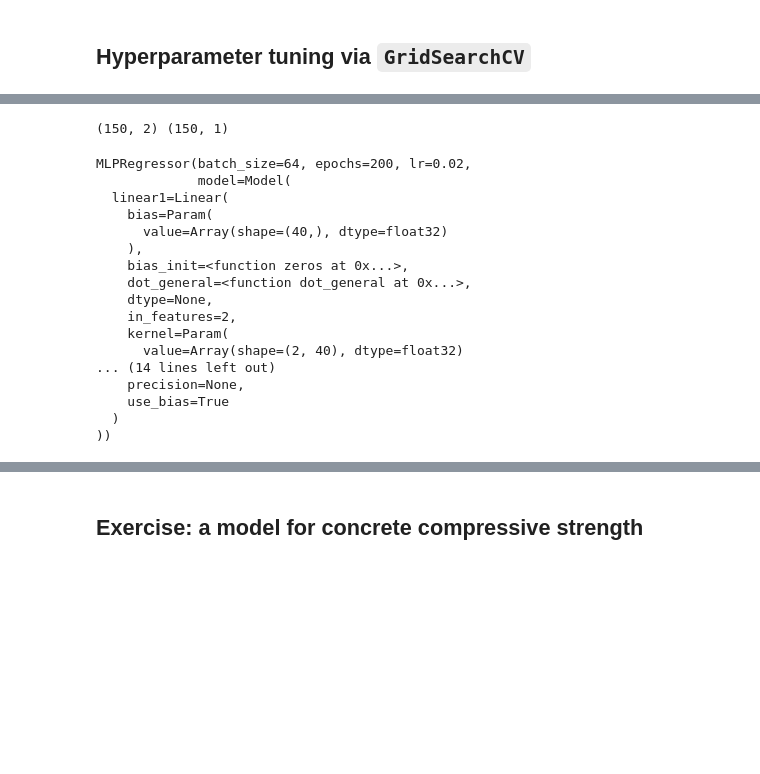
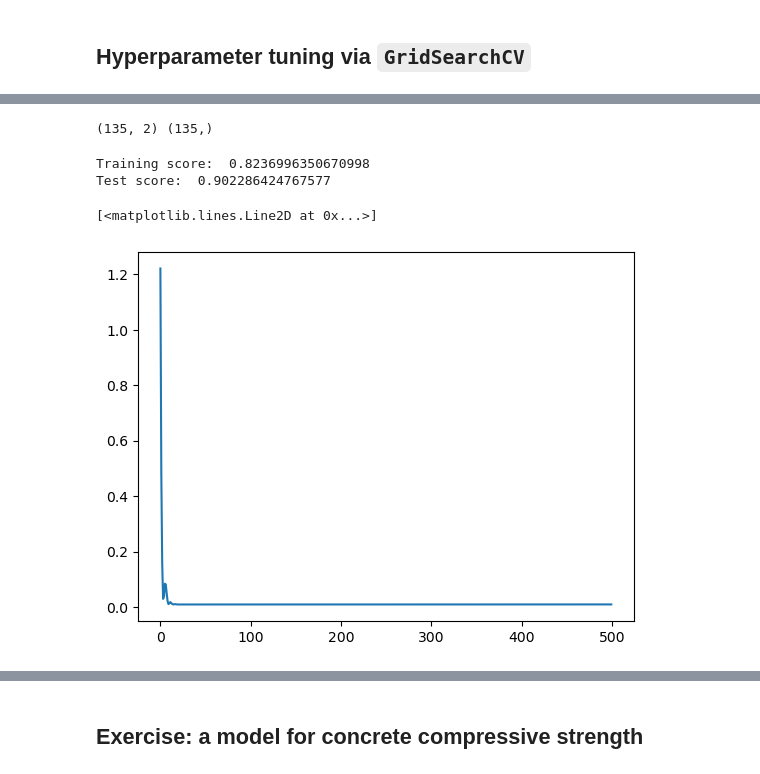
Before and after one commit to alucantonio/data_enhanced_simulation, a Jupyter notebook: FlaxIntro.ipynb, the cells around one changed output, grey strips where cells are left out. Saved outputs shown, nothing was run; the diff lists cells and outputs as text; code cells hidden in the pictures; blank space fills up the shorter version.

```diff
--- a/FlaxIntro.ipynb
+++ b/FlaxIntro.ipynb
@@ -268,25 +326,17 @@ class MLPRegressor(BaseEstimator):
 # %%
 model = Model(x_dim, y_dim, rngs=nnx.Rngs(0))
-m = MLPRegressor(model, 0.1, 50, 32)
+m = MLPRegressor(model, 0.1, 500, 32)
-# %%
-print(xs.shape, ys.shape)
-m.fit(xs, ys.ravel())
-# %% [output]
-(150, 2) (150, 1)
-MLPRegressor(batch_size=64, epochs=200, lr=0.02,
-             model=Model(
-  linear1=Linear(
-    bias=Param(
-      value=Array(shape=(40,), dtype=float32)
-    ),
-    bias_init=<function zeros at 0x...>,
-    dot_general=<function dot_general at 0x...>,
-    dtype=None,
-    in_features=2,
-    kernel=Param(
-      value=Array(shape=(2, 40), dtype=float32)
-... (14 lines left out)
-    precision=None,
-    use_bias=True
-  )
-))
+# %%
+print(X_dev.shape, y_dev.shape)
+m.fit(X_dev, y_dev)
+print("Training score: ", m.score(X_dev, y_dev))
+print("Test score: ", m.score(X_test, y_test))
+# %% [output]
+(135, 2) (135,)
+Training score:  0.8236996350670998
+Test score:  0.902286424767577
+# %%
+plot(m.train_loss_history)
+# %% [output]
+[<matplotlib.lines.Line2D at 0x...>]
+[figure, added]
```
Also changed, not shown: parts of 24 cells of this notebook, 1 other file.
